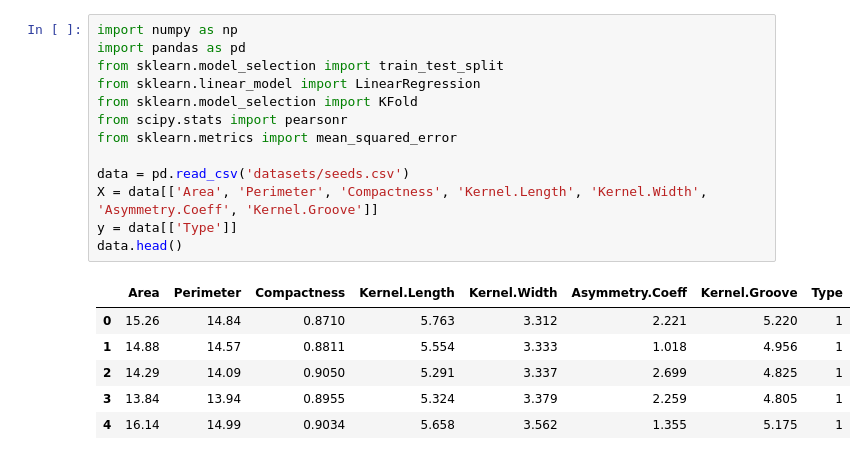
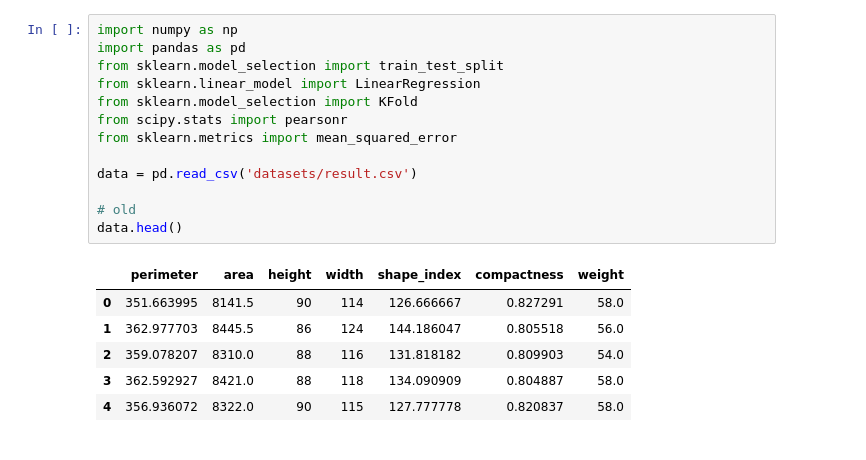
Before and after one commit to EEarlll/yolov11-egg-sorting-system, a Jupyter notebook: linear.ipynb, the cells around one changed output. Saved outputs shown, nothing was run; the diff lists cells and outputs as text.

```diff
--- a/linear.ipynb
+++ b/linear.ipynb
@@ -1,20 +1,20 @@
 # %%
 import numpy as np
 import pandas as pd
 from sklearn.model_selection import train_test_split
 from sklearn.linear_model import LinearRegression
 from sklearn.model_selection import KFold
 from scipy.stats import pearsonr
 from sklearn.metrics import mean_squared_error
 
-data = pd.read_csv('datasets/seeds.csv')
-X = data[['Area', 'Perimeter', 'Compactness', 'Kernel.Length', 'Kernel.Width', 'Asymmetry.Coeff', 'Kernel.Groove']]
-y = data[['Type']]
+data = pd.read_csv('datasets/result.csv')
+
+# old
 data.head()
 # %% [output]
-|  | Area | Perimeter | Compactness | Kernel.Length | Kernel.Width | Asymmetry.Coeff | Kernel.Groove | Type |
-| 0 | 15.26 | 14.84 | 0.8710 | 5.763 | 3.312 | 2.221 | 5.220 | 1 |
-| 1 | 14.88 | 14.57 | 0.8811 | 5.554 | 3.333 | 1.018 | 4.956 | 1 |
-| 2 | 14.29 | 14.09 | 0.9050 | 5.291 | 3.337 | 2.699 | 4.825 | 1 |
-| 3 | 13.84 | 13.94 | 0.8955 | 5.324 | 3.379 | 2.259 | 4.805 | 1 |
-| 4 | 16.14 | 14.99 | 0.9034 | 5.658 | 3.562 | 1.355 | 5.175 | 1 |
+|  | perimeter | area | height | width | shape_index | compactness | weight |
+| 0 | 351.663995 | 8141.5 | 90 | 114 | 126.666667 | 0.827291 | 58.0 |
+| 1 | 362.977703 | 8445.5 | 86 | 124 | 144.186047 | 0.805518 | 56.0 |
+| 2 | 359.078207 | 8310.0 | 88 | 116 | 131.818182 | 0.809903 | 54.0 |
+| 3 | 362.592927 | 8421.0 | 88 | 118 | 134.090909 | 0.804887 | 58.0 |
+| 4 | 356.936072 | 8322.0 | 90 | 115 | 127.777778 | 0.820837 | 58.0 |
```
Also changed, not shown: parts of 4 cells of this notebook, 1 other file.
